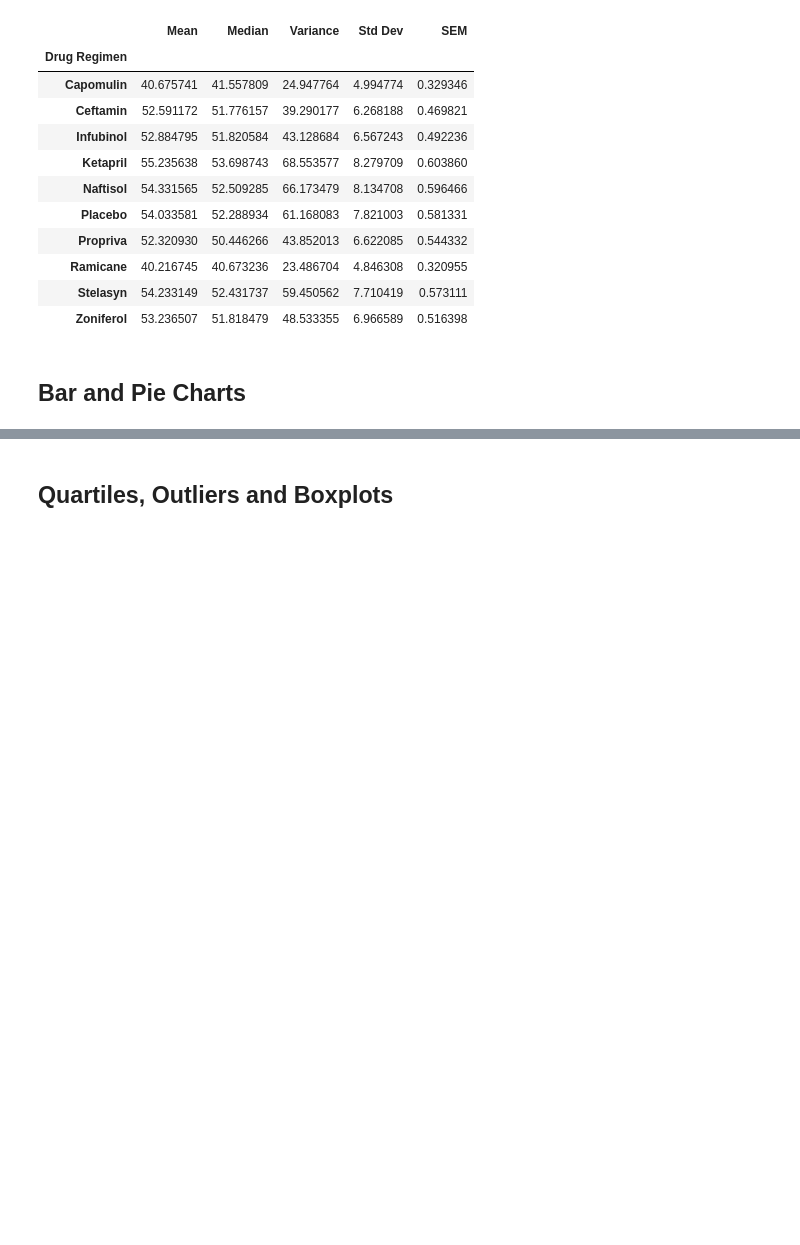
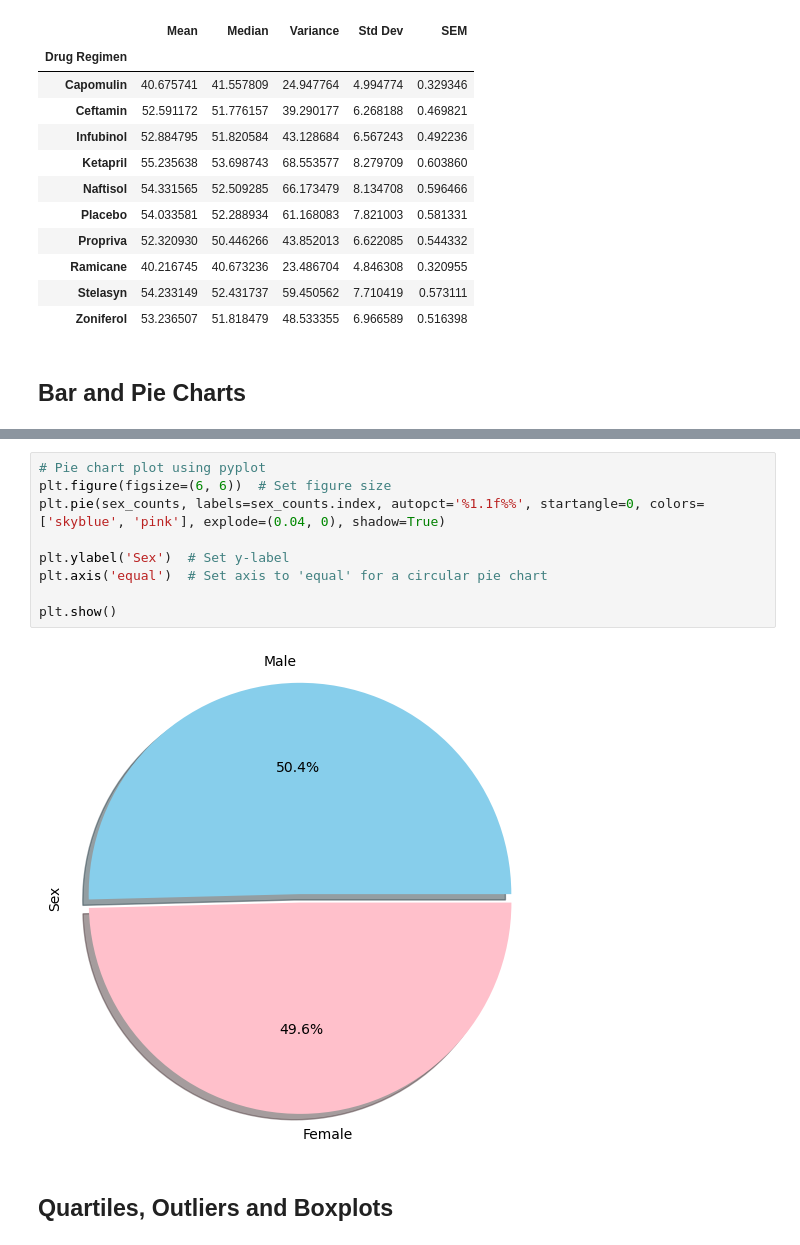
Before and after one commit to pixare7/pymaceuticals, a Jupyter notebook: pymaceuticals.ipynb, the cells around one changed output, grey strips where cells are left out. Cells and saved outputs as stored; diff of their text form; blank space fills up the shorter version.

```diff
--- a/pymaceuticals.ipynb
+++ b/pymaceuticals.ipynb
@@ -164,3 +202,14 @@ summary_stats
+# %%
+# Pie chart plot using pyplot
+plt.figure(figsize=(6, 6))  # Set figure size
+plt.pie(sex_counts, labels=sex_counts.index, autopct='%1.1f%%', startangle=0, colors=['skyblue', 'pink'], explode=(0.04, 0), shadow=True)
+
+plt.ylabel('Sex')  # Set y-label
+plt.axis('equal')  # Set axis to 'equal' for a circular pie chart
+
+plt.show()
+# %% [output]
+[figure, added]
 # %% [markdown]
 ## Quartiles, Outliers and Boxplots
 # %%
```
Also changed, not shown: parts of 28 cells of this notebook.
